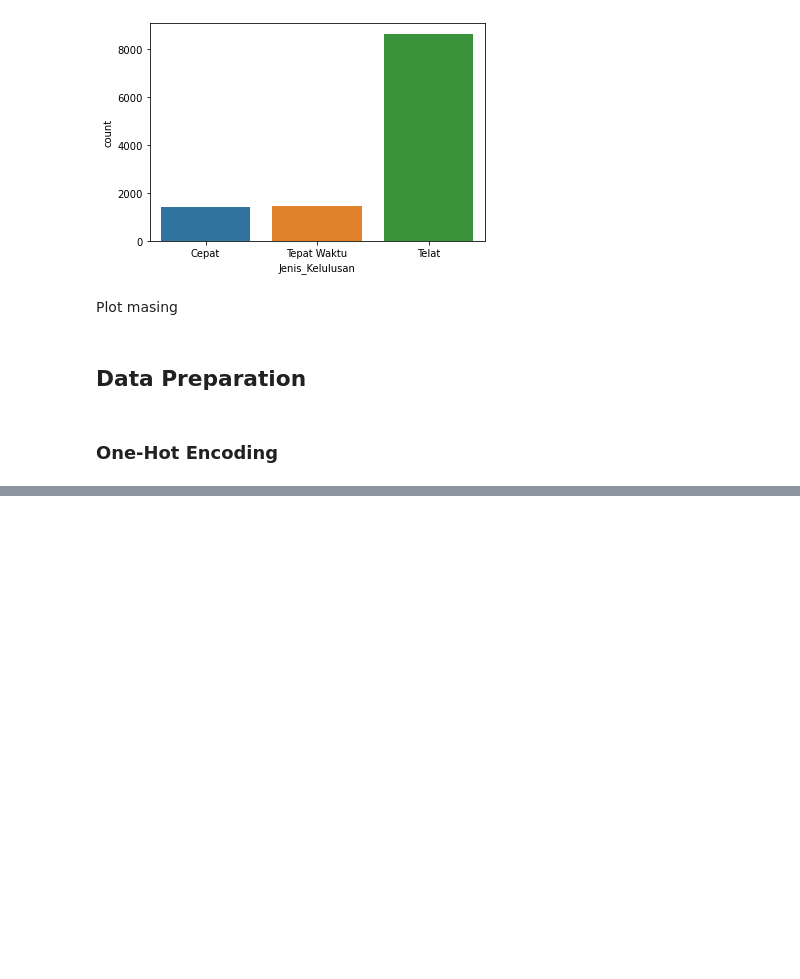
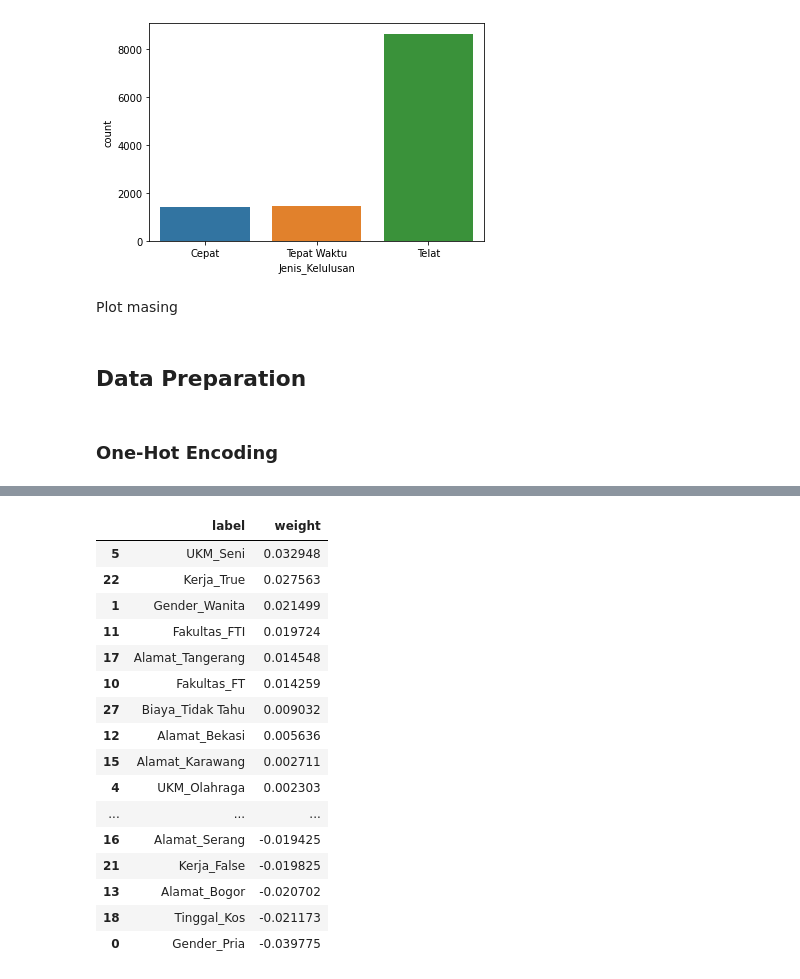
Before and after one commit to FelixFern/IFEST-2022-ODE, a Jupyter notebook: Data-Analysis.ipynb, the cells around one changed output, grey strips where cells are left out. Cells and saved outputs as stored; diff of their text form; code cells hidden in the pictures; blank space fills up the shorter version.

```diff
--- a/Data-Analysis.ipynb
+++ b/Data-Analysis.ipynb
@@ -339,0 +328,31 @@ encoding.head()
+# %%
+clf = DecisionTreeRegressor(random_state=1)
+clf.fit(X_train, y_train)
+
+r = permutation_importance(clf, X_val, y_val, n_repeats=10, random_state=0)
+
+feature = pd.DataFrame()
+
+for i, val in enumerate(encoding.columns):
+    feature.at[i, 'label'] = val
+    feature.at[i, 'weight'] = r['importances_mean'][i]
+# %%
+feature.sort_values(by='weight', ascending=False)
+# %% [output]
+|  | label | weight |
+| 5 | UKM_Seni | 0.032948 |
+| 22 | Kerja_True | 0.027563 |
+| 1 | Gender_Wanita | 0.021499 |
+| 11 | Fakultas_FTI | 0.019724 |
+| 17 | Alamat_Tangerang | 0.014548 |
+| 10 | Fakultas_FT | 0.014259 |
+| 27 | Biaya_Tidak Tahu | 0.009032 |
+| 12 | Alamat_Bekasi | 0.005636 |
+| 15 | Alamat_Karawang | 0.002711 |
+| 4 | UKM_Olahraga | 0.002303 |
+| ... | ... | ... |
+| 16 | Alamat_Serang | -0.019425 |
+| 21 | Kerja_False | -0.019825 |
+| 13 | Alamat_Bogor | -0.020702 |
+| 18 | Tinggal_Kos | -0.021173 |
+| 0 | Gender_Pria | -0.039775 |
```
Also changed, not shown: parts of 19 cells of this notebook.
